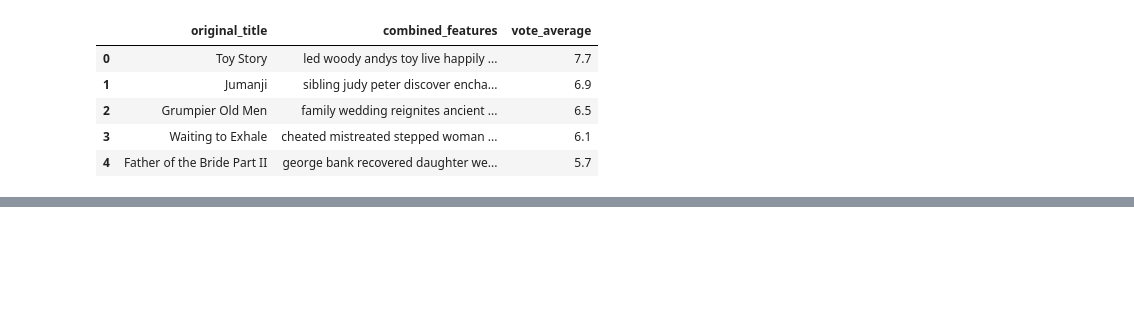
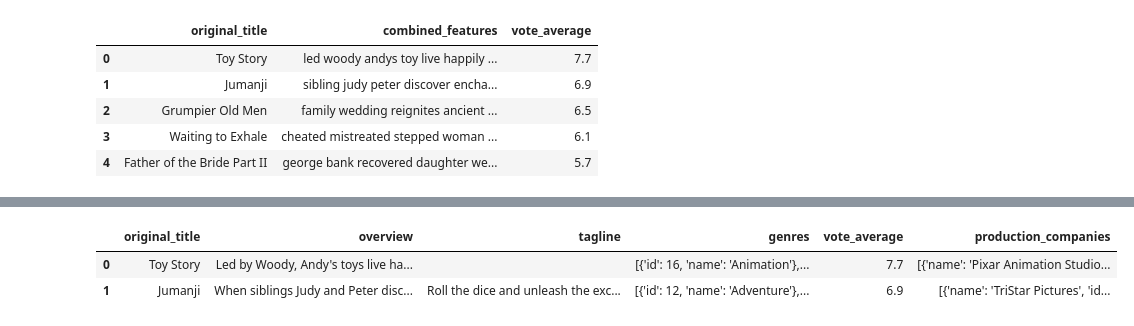
Before and after one commit to washim04x/movie-recommender-system, a Jupyter notebook: notebooks/eda.ipynb, the cells around one changed output, grey strips where cells are left out. Saved outputs shown, nothing was run; the diff lists cells and outputs as text; code cells hidden in the pictures; blank space fills up the shorter version.

```diff
--- a/notebooks/eda.ipynb
+++ b/notebooks/eda.ipynb
@@ -351,0 +436,7 @@ pickle.dump(tfidf, open('tfidf.pkl', 'wb'))
+# %%
+df=pd.read_csv('D:/Desktop/movie-recommender-system/data/processed/movies_metadata_processed.csv')
+df.head(2)
+# %% [output]
+|  | original_title | overview | tagline | genres | vote_average | production_companies |
+| 0 | Toy Story | Led by Woody, Andy's toys live ha... |  | [{'id': 16, 'name': 'Animation'},... | 7.7 | [{'name': 'Pixar Animation Studio... |
+| 1 | Jumanji | When siblings Judy and Peter disc... | Roll the dice and unleash the exc... | [{'id': 12, 'name': 'Adventure'},... | 6.9 | [{'name': 'TriStar Pictures', 'id... |
```
Also changed, not shown: parts of 14 cells of this notebook, 22 other files.
